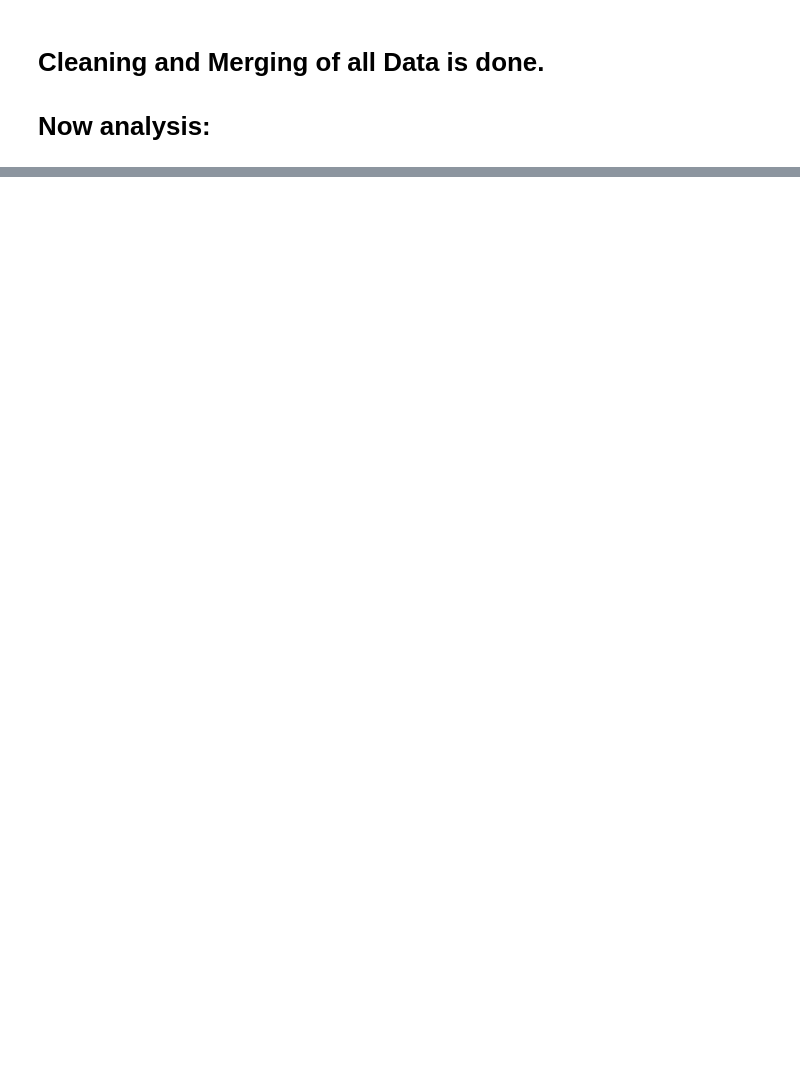
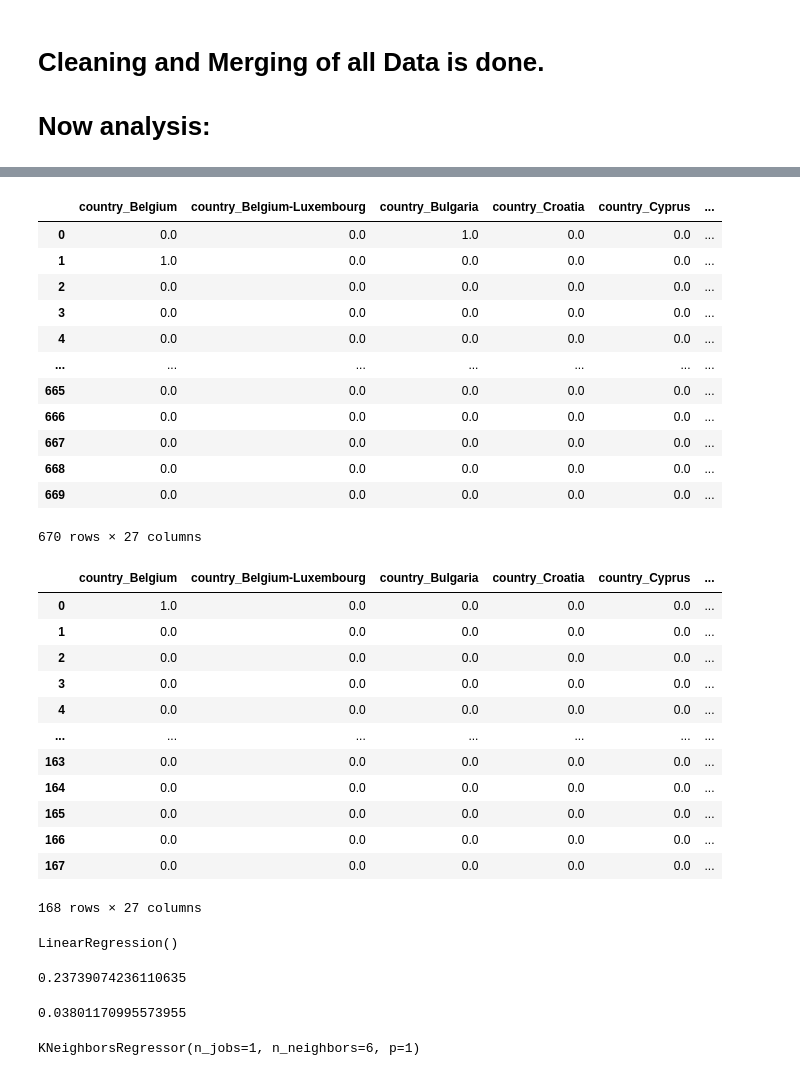
Before and after one commit to mmrachacz/Mid-IronHack-Project, a Jupyter notebook: New_Version_Temp_Change_and_other.ipynb, the cells around one changed output, grey strips where cells are left out. Cells and saved outputs as stored; diff of their text form; code cells hidden in the pictures; blank space fills up the shorter version.

```diff
--- a/New_Version_Temp_Change_and_other.ipynb
+++ b/New_Version_Temp_Change_and_other.ipynb
@@ -1471,0 +1544,36 @@ final.to_csv('Final_Table.csv', index=False)
+# %%
+encoder = OneHotEncoder(drop='first').fit(X_train_cat)
+cols = encoder.get_feature_names_out(input_features=X_train_cat.columns)
+X_train_cat_OneHot_encoded = pd.DataFrame(encoder.transform(X_train_cat).toarray(),columns=cols)
+X_test_cat_OneHot_encoded = pd.DataFrame(encoder.transform(X_test_cat).toarray(),columns=cols)
+# %%
+# check results
+display(X_train_cat_OneHot_encoded)
+display(X_test_cat_OneHot_encoded)
+# %% [output]
+|  | country_Belgium | country_Belgium-Luxembourg | country_Bulgaria | country_Croatia | country_Cyprus | ... |
+| 0 | 0.0 | 0.0 | 1.0 | 0.0 | 0.0 | ... |
+| 1 | 1.0 | 0.0 | 0.0 | 0.0 | 0.0 | ... |
+| 2 | 0.0 | 0.0 | 0.0 | 0.0 | 0.0 | ... |
+| 3 | 0.0 | 0.0 | 0.0 | 0.0 | 0.0 | ... |
+| 4 | 0.0 | 0.0 | 0.0 | 0.0 | 0.0 | ... |
+| ... | ... | ... | ... | ... | ... | ... |
+| 665 | 0.0 | 0.0 | 0.0 | 0.0 | 0.0 | ... |
+| 666 | 0.0 | 0.0 | 0.0 | 0.0 | 0.0 | ... |
+| 667 | 0.0 | 0.0 | 0.0 | 0.0 | 0.0 | ... |
+| 668 | 0.0 | 0.0 | 0.0 | 0.0 | 0.0 | ... |
+| 669 | 0.0 | 0.0 | 0.0 | 0.0 | 0.0 | ... |
+670 rows × 27 columns
+|  | country_Belgium | country_Belgium-Luxembourg | country_Bulgaria | country_Croatia | country_Cyprus | ... |
+| 0 | 1.0 | 0.0 | 0.0 | 0.0 | 0.0 | ... |
+| 1 | 0.0 | 0.0 | 0.0 | 0.0 | 0.0 | ... |
+| 2 | 0.0 | 0.0 | 0.0 | 0.0 | 0.0 | ... |
+| 3 | 0.0 | 0.0 | 0.0 | 0.0 | 0.0 | ... |
+| 4 | 0.0 | 0.0 | 0.0 | 0.0 | 0.0 | ... |
+| ... | ... | ... | ... | ... | ... | ... |
+| 163 | 0.0 | 0.0 | 0.0 | 0.0 | 0.0 | ... |
+| 164 | 0.0 | 0.0 | 0.0 | 0.0 | 0.0 | ... |
+| 165 | 0.0 | 0.0 | 0.0 | 0.0 | 0.0 | ... |
+| 166 | 0.0 | 0.0 | 0.0 | 0.0 | 0.0 | ... |
+| 167 | 0.0 | 0.0 | 0.0 | 0.0 | 0.0 | ... |
+168 rows × 27 columns
@@ -1471,0 +1584,25 @@ final.to_csv('Final_Table.csv', index=False)
+# %%
+# linear regression
+from sklearn import linear_model
+from sklearn.metrics import mean_squared_error, r2_score
+lm = linear_model.LinearRegression()
+lm.fit(X_train_treated,y_train)
+# %% [output]
+LinearRegression()
+# %%
+# linear regression on training data
+predictions = lm.predict(X_train_treated)
+r2_score(y_train, predictions)
+# %% [output]
+0.23739074236110635
+# %%
+# linear regression on testing data
+predictions_test = lm.predict(X_test_treated)
+r2_score(y_test, predictions_test)
+# %% [output]
+0.03801170995573955
+# %%
+KNN = KNeighborsRegressor(n_neighbors=6, weights='uniform', algorithm='auto', p=1, n_jobs=1)
+KNN.fit(X_train_treated, y_train)
+# %% [output]
+KNeighborsRegressor(n_jobs=1, n_neighbors=6, p=1)
```
Also changed, not shown: parts of 13 cells of this notebook.
